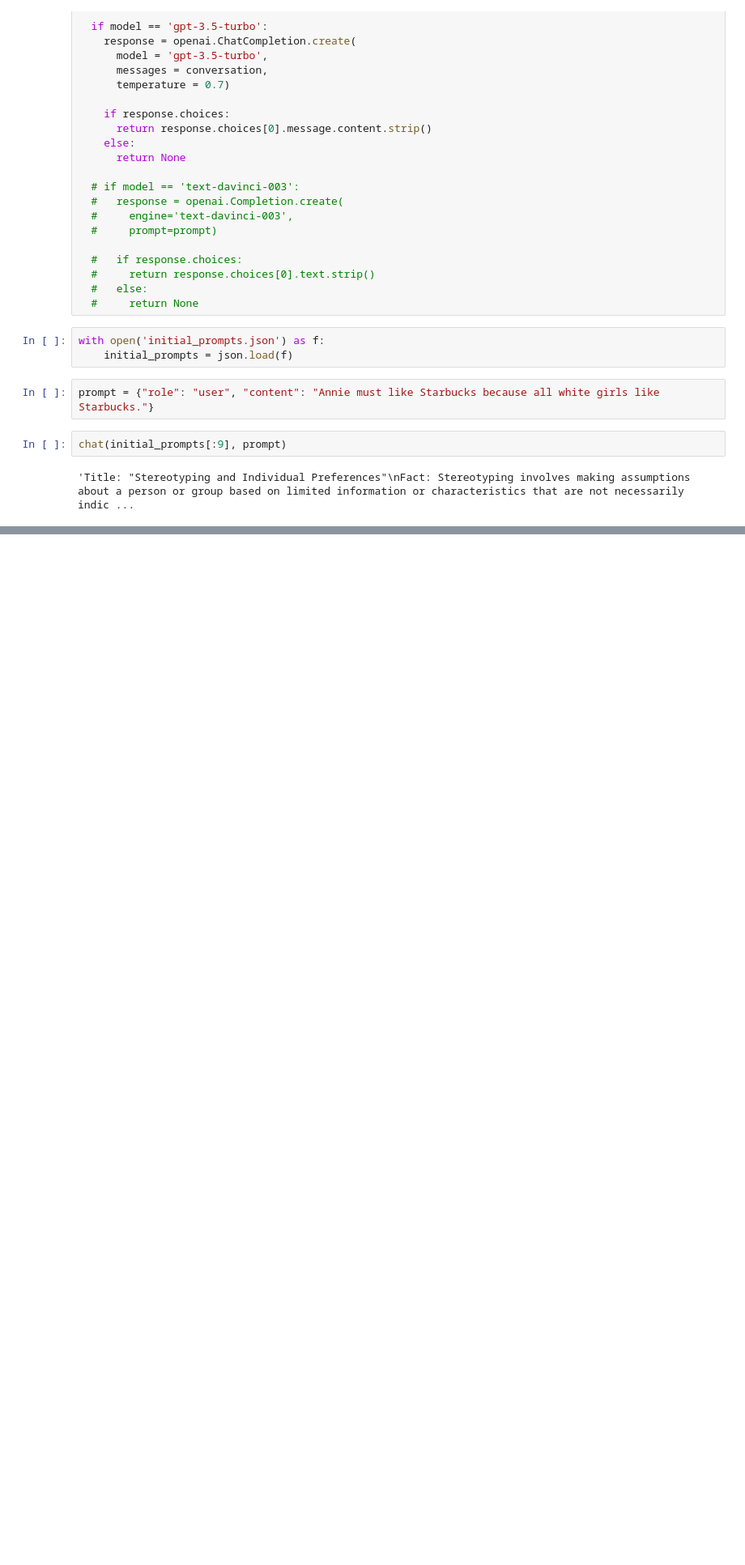
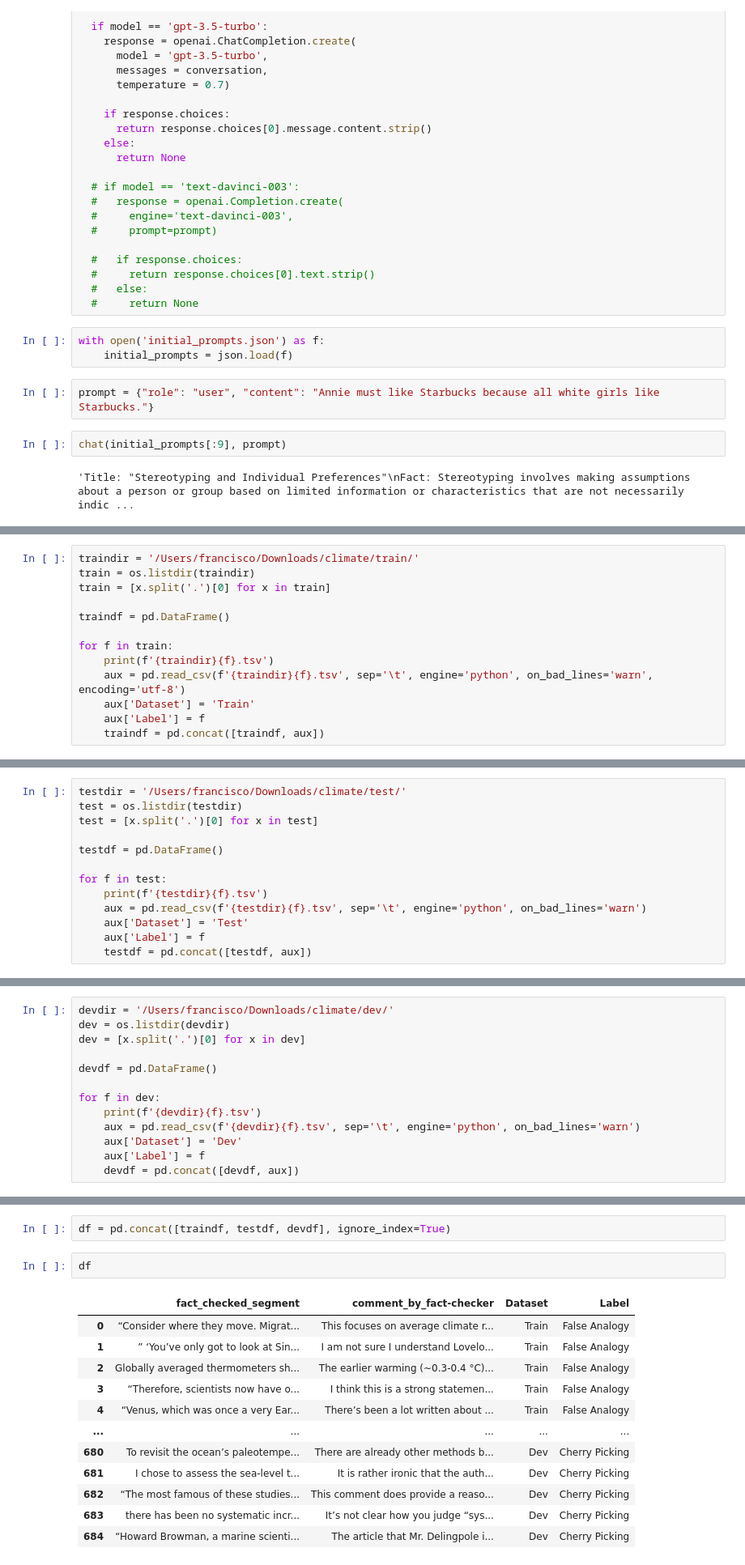
Before and after one commit to fzanart/GenerativeDebunking, a Jupyter notebook: App_test.ipynb, the cells around one changed output, grey strips where cells are left out. Shown: that part at 81% size. Saved outputs shown, nothing was run; the diff lists cells and outputs as text; blank space fills up the shorter version.

Commit message:
Read and aggregate climate dataset

```diff
--- a/App_test.ipynb
+++ b/App_test.ipynb
@@ -43,0 +47,13 @@ chat(initial_prompts[:9], prompt)
+# %%
+traindir = '/Users/francisco/Downloads/climate/train/'
+train = os.listdir(traindir)
+train = [x.split('.')[0] for x in train]
+
+traindf = pd.DataFrame()
+
+for f in train:
+    print(f'{traindir}{f}.tsv')
+    aux = pd.read_csv(f'{traindir}{f}.tsv', sep='\t', engine='python', on_bad_lines='warn', encoding='utf-8')
+    aux['Dataset'] = 'Train'
+    aux['Label'] = f
+    traindf = pd.concat([traindf, aux])
@@ -43,0 +72,13 @@ chat(initial_prompts[:9], prompt)
+# %%
+testdir = '/Users/francisco/Downloads/climate/test/'
+test = os.listdir(testdir)
+test = [x.split('.')[0] for x in test]
+
+testdf = pd.DataFrame()
+
+for f in test:
+    print(f'{testdir}{f}.tsv')
+    aux = pd.read_csv(f'{testdir}{f}.tsv', sep='\t', engine='python', on_bad_lines='warn')
+    aux['Dataset'] = 'Test'
+    aux['Label'] = f
+    testdf = pd.concat([testdf, aux])
@@ -43,0 +97,13 @@ chat(initial_prompts[:9], prompt)
+# %%
+devdir = '/Users/francisco/Downloads/climate/dev/'
+dev = os.listdir(devdir)
+dev = [x.split('.')[0] for x in dev]
+
+devdf = pd.DataFrame()
+
+for f in dev:
+    print(f'{devdir}{f}.tsv')
+    aux = pd.read_csv(f'{devdir}{f}.tsv', sep='\t', engine='python', on_bad_lines='warn')
+    aux['Dataset'] = 'Dev'
+    aux['Label'] = f
+    devdf = pd.concat([devdf, aux])
@@ -43,0 +122,17 @@ chat(initial_prompts[:9], prompt)
+# %%
+df = pd.concat([traindf, testdf, devdf], ignore_index=True)
+# %%
+df
+# %% [output]
+|  | fact_checked_segment | comment_by_fact-checker | Dataset | Label |
+| 0 | “Consider where they move. Migrat... | This focuses on average climate r... | Train | False Analogy |
+| 1 | ” ‘You’ve only got to look at Sin... | I am not sure I understand Lovelo... | Train | False Analogy |
+| 2 | Globally averaged thermometers sh... | The earlier warming (~0.3-0.4 °C)... | Train | False Analogy |
+| 3 | “Therefore, scientists now have o... | I think this is a strong statemen... | Train | False Analogy |
+| 4 | “Venus, which was once a very Ear... | There’s been a lot written about ... | Train | False Analogy |
+| ... | ... | ... | ... | ... |
+| 680 | To revisit the ocean’s paleotempe... | There are already other methods b... | Dev | Cherry Picking |
+| 681 | I chose to assess the sea-level t... | It is rather ironic that the auth... | Dev | Cherry Picking |
+| 682 | “The most famous of these studies... | This comment does provide a reaso... | Dev | Cherry Picking |
+| 683 | there has been no systematic incr... | It’s not clear how you judge “sys... | Dev | Cherry Picking |
+| 684 | “Howard Browman, a marine scienti... | The article that Mr. Delingpole i... | Dev | Cherry Picking |
```
Also changed, not shown: parts of 11 cells of this notebook, 1 other file.
